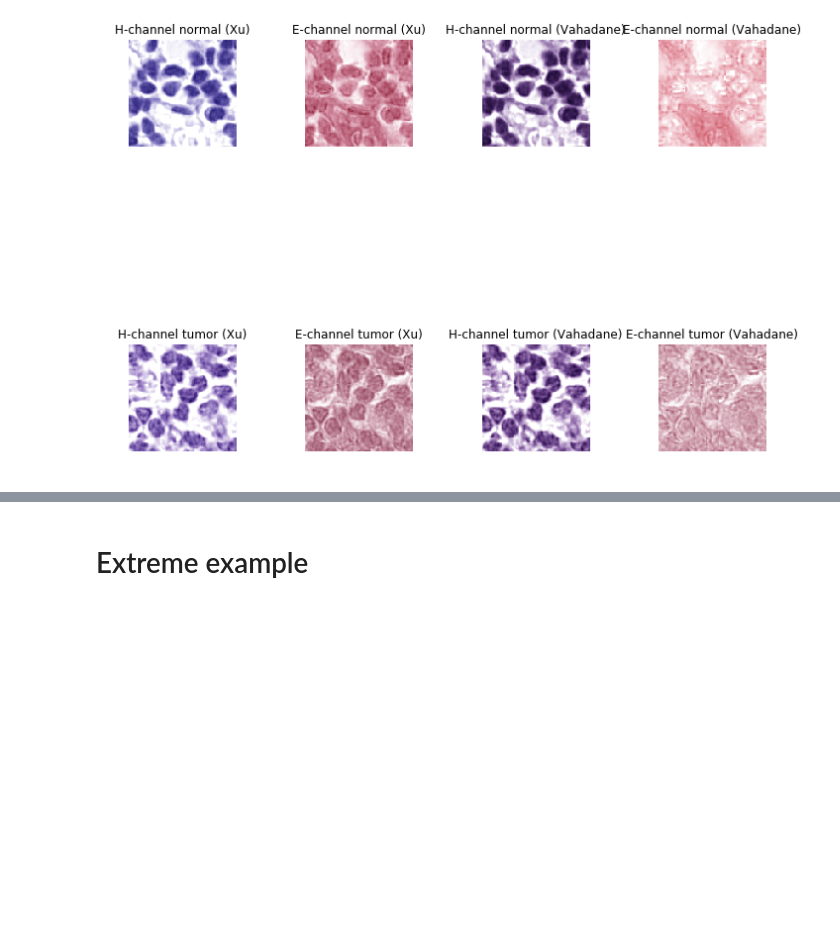
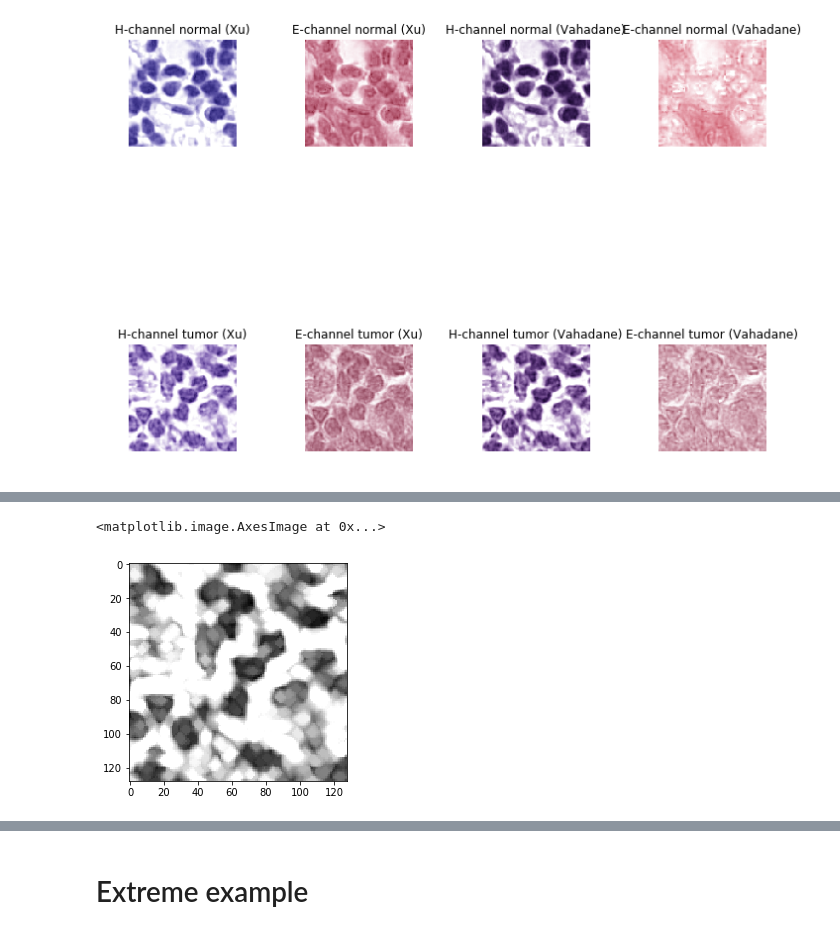
Before and after one commit to saketkc/pyvirchow, a Jupyter notebook: notebooks/04.Normalization-demo.ipynb, the cells around one changed output, grey strips where cells are left out. Saved outputs shown, nothing was run; the diff lists cells and outputs as text; code cells hidden in the pictures; blank space fills up the shorter version.

```diff
--- a/notebooks/04.Normalization-demo.ipynb
+++ b/notebooks/04.Normalization-demo.ipynb
@@ -867,4 +905,7 @@ plt.imshow(eroded, cmap='gray')
 # %%
-dilated = imdilate(rgb2gray(H_channel_v), 2)
+dilated = imdilate(rgb2gray(H_channel_v['tumor']), 2)
 plt.imshow(dilated, cmap='gray')
+# %% [output]
+<matplotlib.image.AxesImage at 0x...>
+[figure, added]
 # %%
```
Also changed, not shown: parts of 31 cells of this notebook.
